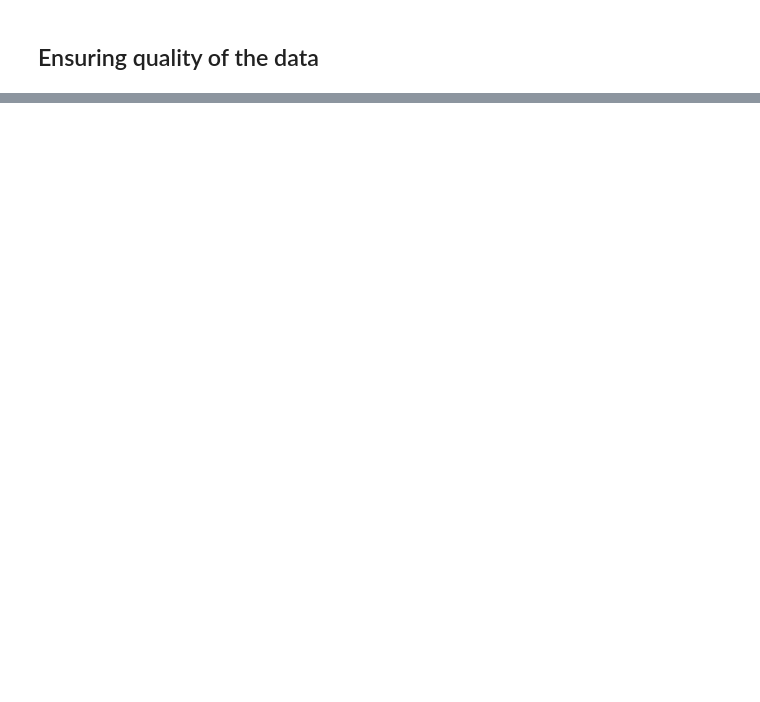
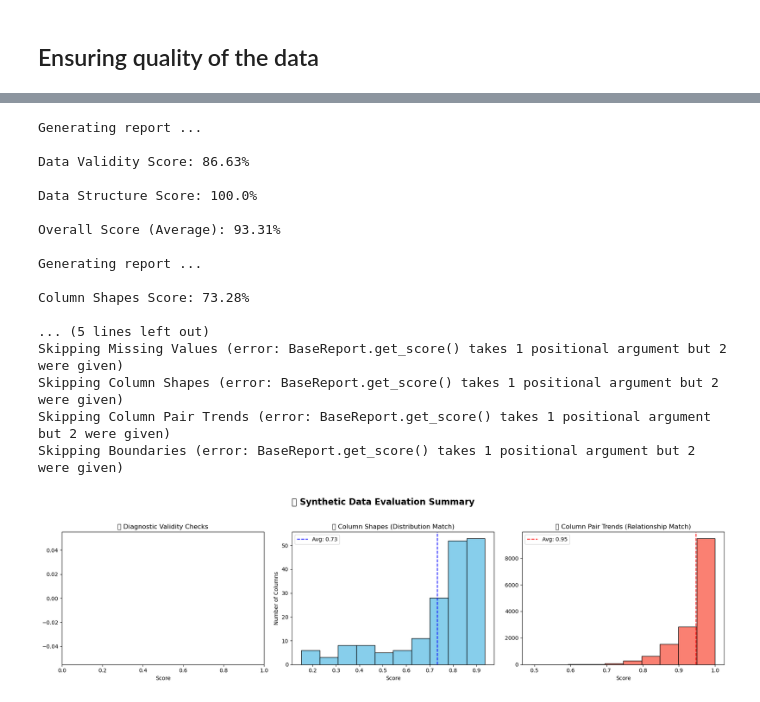
Before and after one commit to vaipos/Blue-Blood-ACM-Research, a Jupyter notebook: statistical_analysis.ipynb, the cells around one changed output, grey strips where cells are left out. Cells and saved outputs as stored; diff of their text form; code cells hidden in the pictures; blank space fills up the shorter version.

```diff
--- a/statistical_analysis.ipynb
+++ b/statistical_analysis.ipynb
@@ -636,0 +778,73 @@ prescription_dose_unit_rx  4.061870       3.920000       0.141870
+# %%
+import matplotlib.pyplot as plt
+
+def plot_combined_synthetic_data_summary(diagnostic, quality_report):
+    # Diagnostic: get scores for each property
+    diagnostic_properties = ['Coverage', 'Missing Values', 'Column Shapes', 'Column Pair Trends', 'Boundaries']
+    diag_labels = []
+    diag_scores = []
+
+    for prop in diagnostic_properties:
+        try:
+            score = diagnostic.get_score(prop)
+            diag_labels.append(prop)
+            diag_scores.append(score)
+        except Exception as e:
+            print(f"Skipping {prop} (error: {e})")
+
+    # Quality: Column Shapes + Column Pair Trends
+    col_shapes = quality_report.get_details('Column Shapes')['Score']
+    col_pairs = quality_report.get_details('Column Pair Trends')['Score']
+
+    # Plot
+    fig, axs = plt.subplots(1, 3, figsize=(18, 5))
+
+    # Diagnostic Summary
+    axs[0].barh(diag_labels, diag_scores, color='mediumpurple')
+    axs[0].set_title('🩺 Diagnostic Validity Checks')
+    axs[0].set_xlim(0, 1)
+    axs[0].set_xlabel('Score')
+    for i, v in enumerate(diag_scores):
+        axs[0].text(v + 0.02, i, f'{v:.2f}', va='center')
+
+    # Column Shapes
+    axs[1].hist(col_shapes, bins=10, color='skyblue', edgecolor='black')
+    axs[1].axvline(col_shapes.mean(), color='blue', linestyle='--', label=f'Avg: {col_shapes.mean():.2f}')
+    axs[1].set_title('📊 Column Shapes (Distribution Match)')
+    axs[1].set_xlabel('Score')
+    axs[1].set_ylabel('Number of Columns')
+    axs[1].legend()
+
+    # Column Pair Trends
+    axs[2].hist(col_pairs, bins=10, color='salmon', edgecolor='black')
+    axs[2].axvline(col_pairs.mean(), color='red', linestyle='--', label=f'Avg: {col_pairs.mean():.2f}')
+    axs[2].set_title('📈 Column Pair Trends (Relationship Match)')
+    axs[2].set_xlabel('Score')
+    axs[2].legend()
+
+    plt.suptitle('🔍 Synthetic Data Evaluation Summary', fontsize=16, weight='bold')
+    plt.tight_layout(rect=[0, 0, 1, 0.95])
+    plt.show()
+diagnostic = run_diagnostic_numerical_categorical(df, df_synthetic)
+quality_report = evaluate_synthetic_data_quality(df, df_synthetic)
+
+plot_combined_synthetic_data_summary(diagnostic, quality_report)
+# %% [output]
+Generating report ...
+
+Data Validity Score: 86.63%
+
+Data Structure Score: 100.0%
+
+Overall Score (Average): 93.31%
+
+Generating report ...
+
+Column Shapes Score: 73.28%
+
+... (5 lines left out)
+Skipping Missing Values (error: BaseReport.get_score() takes 1 positional argument but 2 were given)
+Skipping Column Shapes (error: BaseReport.get_score() takes 1 positional argument but 2 were given)
+Skipping Column Pair Trends (error: BaseReport.get_score() takes 1 positional argument but 2 were given)
+Skipping Boundaries (error: BaseReport.get_score() takes 1 positional argument but 2 were given)
+[figure, added]
```
Also changed, not shown: parts of 15 cells of this notebook, 11 other files.
